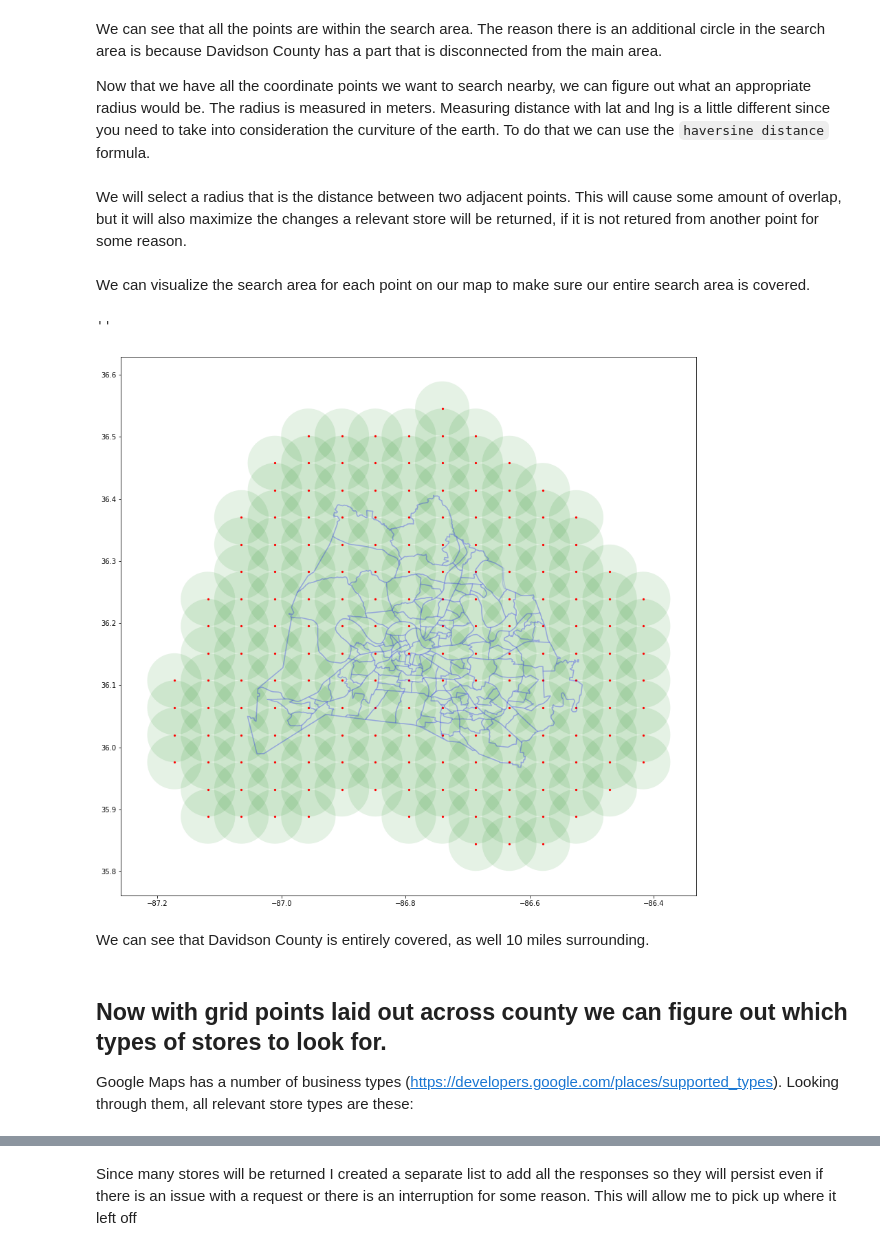
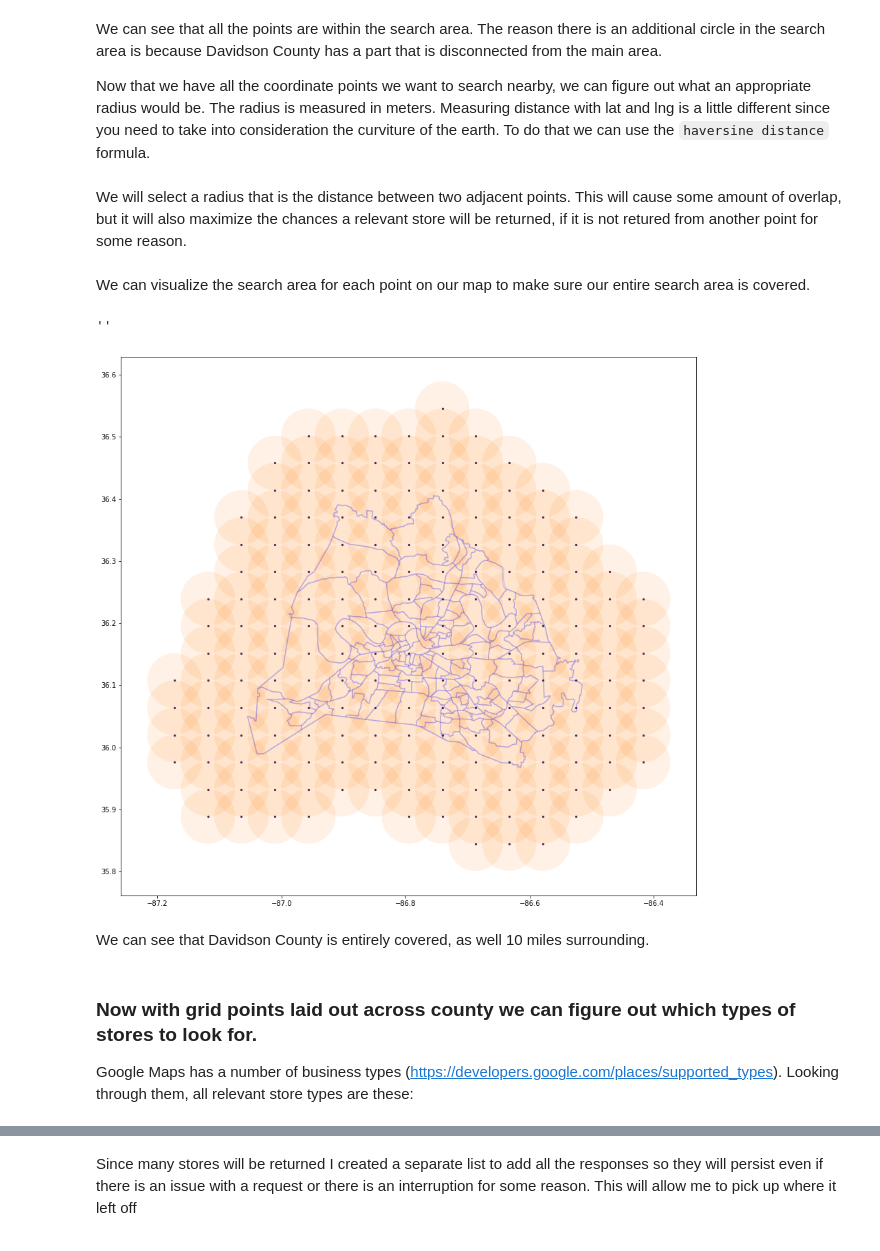
Before and after one commit to raom1/nashville-food-deserts, a Jupyter notebook: Nashville_food_deserts.ipynb, the cells around one changed output, grey strips where cells are left out. Saved outputs shown, nothing was run; the diff lists cells and outputs as text; code cells hidden in the pictures.

Commit message:
some changes to map colors and markdown edits

```diff
--- a/Nashville_food_deserts.ipynb
+++ b/Nashville_food_deserts.ipynb
@@ -487,7 +519,7 @@ def dist_in_meters(point_1, point_2):
     dist_array_m = haversine_distances([point_1, point_2])*6371000
     return dist_array_m[0][1]
 # %% [markdown]
-We will select a radius that is the distance between two adjacent points. This will cause some amount of overlap, but it will also maximize the changes a relevant store will be returned, if it is not retured from another point for some reason.
+We will select a radius that is the distance between two adjacent points. This will cause some amount of overlap, but it will also maximize the chances a relevant store will be returned, if it is not retured from another point for some reason.
 # %%
 grid_point_radius = dist_in_meters(grid_points_sub.loc[1, 'geometry'], grid_points_sub.loc[2, 'geometry'])
 # %% [markdown]
@@ -495,20 +527,20 @@ We can visualize the search area for each point on our map to make sure our enti
 # %%
 grid_point_radius_mile = 3.0258050367212114828/69
 grid_points_sub_buffers = gpd.GeoDataFrame(geometry = grid_points_sub['geometry'].buffer(grid_point_radius_mile),
                                           crs = "EPSG:4326")
 f, ax = plt.subplots(1, figsize=(15, 15))
 ax = davidson_tracts.boundary.plot(ax=ax, edgecolor = 'blue', color='blue', alpha = 0.15)
 ax = davidson_county.boundary.plot(ax=ax, color='blue', alpha = 0.15)
-ax = grid_points_sub_buffers.plot(ax=ax, color = 'green', alpha = 0.1)
-grid_points_sub.plot(ax=ax, marker='o', color='red', markersize=5)
+ax = grid_points_sub_buffers.plot(ax=ax, color = '#ff7f00', alpha = 0.1)
+grid_points_sub.plot(ax=ax, marker='o', color='#4e2853', markersize=5)
 ;
 # %% [output]
 ''
-[figure, old version]
+[figure, new version]
 # %% [markdown]
 We can see that Davidson County is entirely covered, as well 10 miles surrounding.
 # %% [markdown]
-## Now with grid points laid out across county we can figure out which types of stores to look for.
+### Now with grid points laid out across county we can figure out which types of stores to look for.
 
 Google Maps has a number of business types (https://developers.google.com/places/supported_types). Looking through them, all relevant store types are these:
 # %%
```
Also changed, not shown: parts of 58 cells of this notebook.
